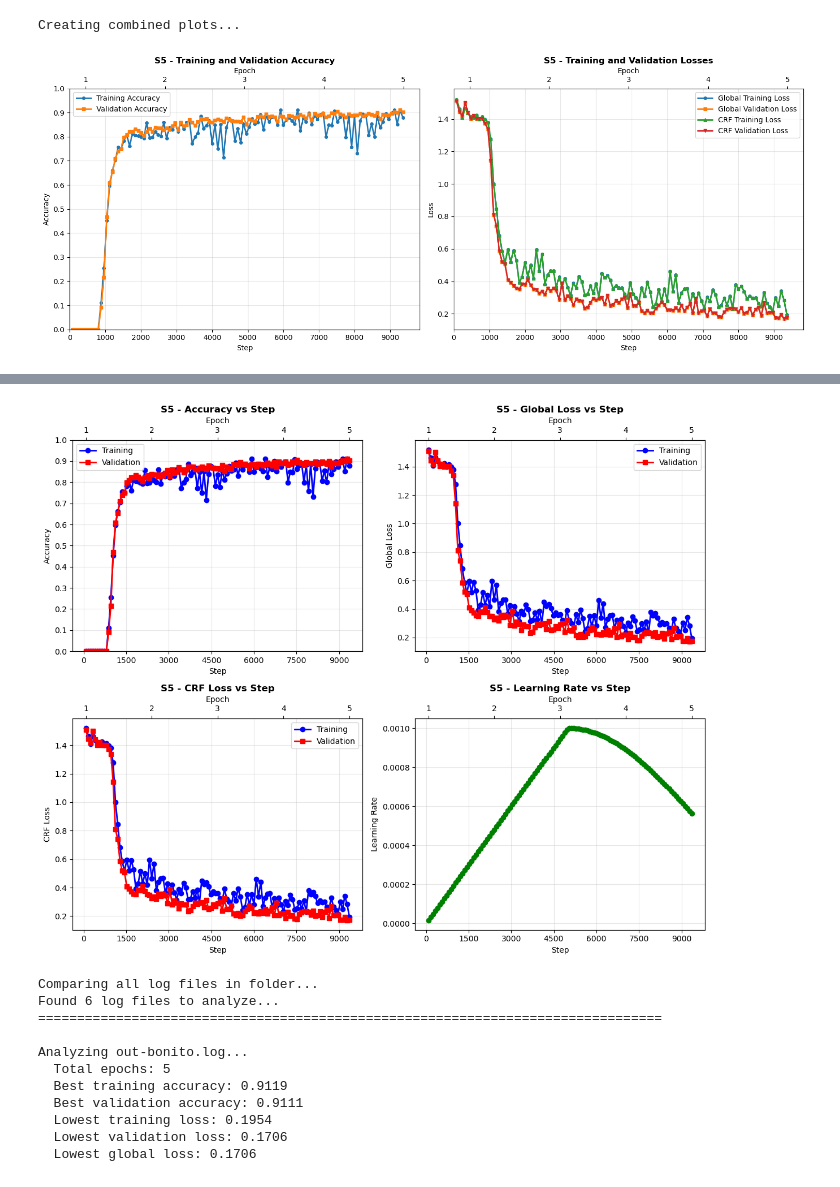
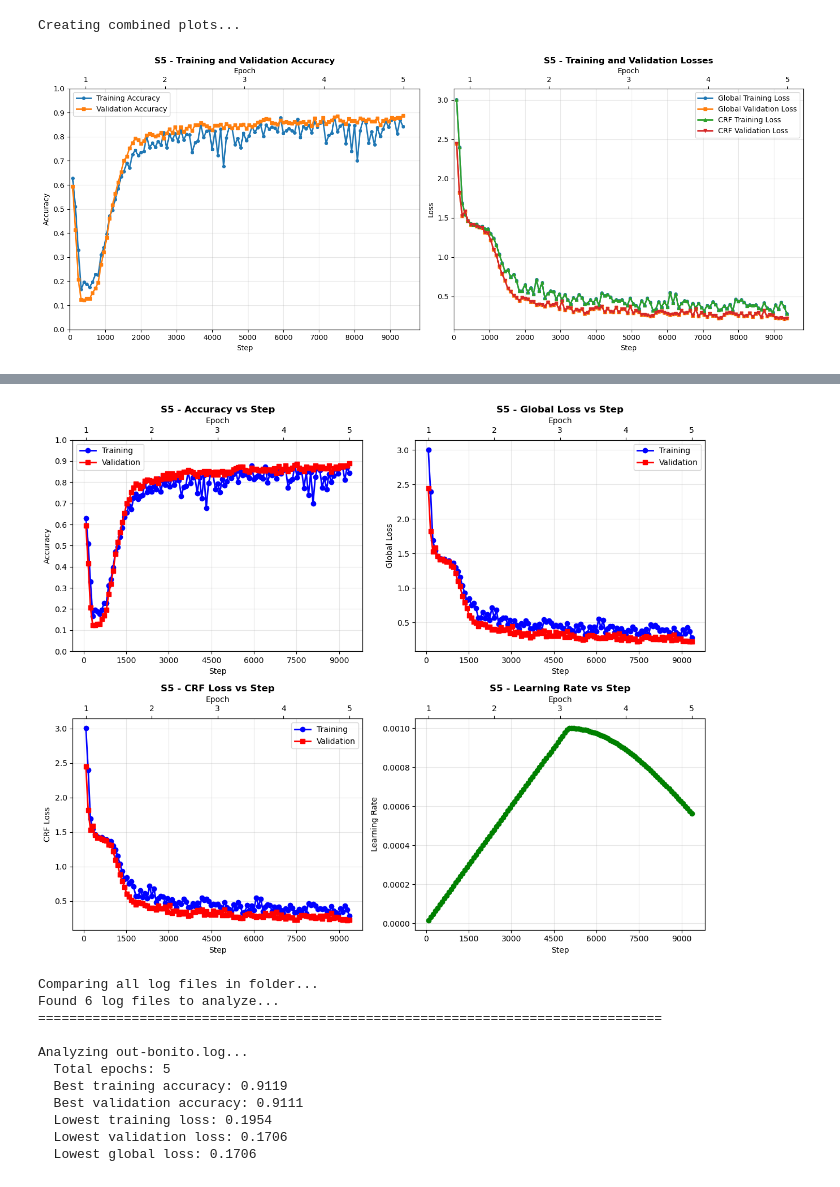
Before and after one commit to TediBash/GU03, a Jupyter notebook: logs/train-log/log_plotter.ipynb, the cells around one changed output, grey strips where cells are left out. Drawn from its saved outputs; the diff is of its cells as text; code cells hidden in the pictures.

```diff
--- a/logs/train-log/log_plotter.ipynb
+++ b/logs/train-log/log_plotter.ipynb
@@ -202,7 +202,7 @@ def plot_individual_metrics(log_file_path, plot_title=None):
 # %%
 # Replace 'your_log_file.log' with the actual path to your log file
 
-log_file_path = os.getcwd()+"\\out-bonito.log"
+log_file_path = os.getcwd()+"\\out-s5-3.log"
 
 print("Creating combined plots...")
 plot_training_logs(log_file_path,'S5')
@@ -211,6 +211,6 @@ print("\nCreating individual plots...")
 plot_individual_metrics(log_file_path, 'S5')
 # %% [output]
 Creating combined plots...
-[figure, old version]
+[figure, new version]
 === Training Summary ===
 Total epochs: 5
@@ -222,6 +222,6 @@ Lowest global loss: 0.1706
 
 Creating individual plots...
-[figure, old version]
+[figure, new version]
 # %%
 def analyze_single_log(log_file_path):
     """
```
Also changed, not shown: parts of 1 cell of this notebook, 3 other files.
